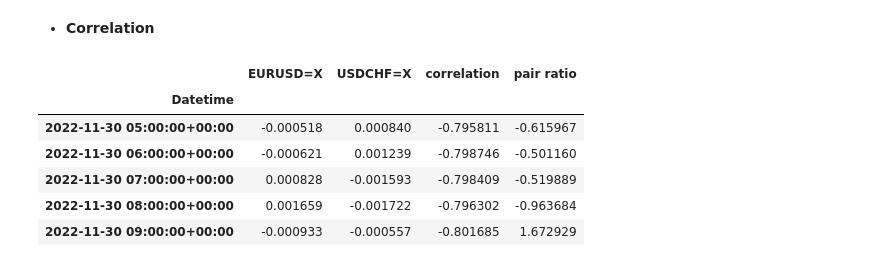
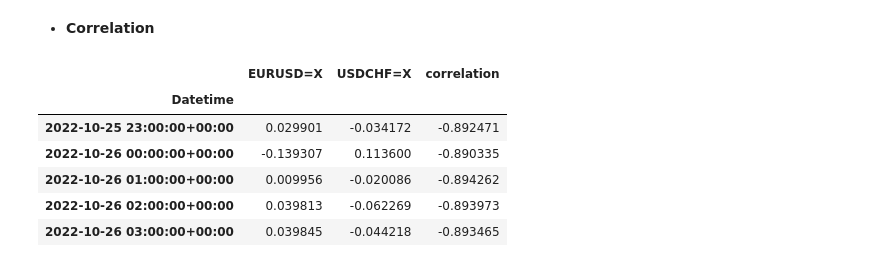
Before and after one commit to mod7ex/correlation, a Jupyter notebook: index.ipynb, the cells around one changed output. Cells and saved outputs as stored; diff of their text form; code cells hidden in the pictures.

```diff
--- a/index.ipynb
+++ b/index.ipynb
@@ -22,8 +22,8 @@ def load_data():
     # end_date = '2024-10-16'
     # start_date = pd.to_datetime(end_date)-pd.DateOffset(364*2)
 
-    if os.path.exists("data.csv"):
-        _df = pd.read_csv("data.csv")
+    if os.path.exists("data/rolling-data.csv"):
+        _df = pd.read_csv("data/rolling-data.csv")
         _df['Datetime'] = pd.to_datetime(_df['Datetime'], utc=True)
         _df.set_index(['Datetime', 'Ticker'], inplace=True)
     else:
@@ -34,7 +34,7 @@ def load_data():
                 # start=start_date,
                 # end=end_date
             ).dropna().drop(columns=['Volume', 'Adj Close']).stack(future_stack=True)
-        _df.to_csv("data.csv")
+        _df.to_csv("data/rolling-data.csv")
 
     _df.columns = _df.columns.str.lower()
 
@@ -115,0 +90,9 @@ pair_close_prx_df.tail()
+# %%
+pct_change_col = pd.DataFrame(
+    {
+        TICKERS[0]: df_pct_change.xs(TICKERS[0], level=1)['close'] * 100,
+        TICKERS[1]: df_pct_change.xs(TICKERS[1], level=1)['close'] * 100,
+    }
+).dropna()
+
+pct_change_col.tail()
@@ -116,19 +107,18 @@ pair_close_prx_df.tail()
 # %% [markdown]
 - **Correlation**
 # %%
-pair_close_prx_df['correlation'] = pair_close_prx_df[TICKERS[0]].rolling(window=51).corr(pair_close_prx_df[TICKERS[1]])
-pair_close_prx_df['correlation'] = pair_close_prx_df['correlation'].shift(1)
-pair_close_prx_df['pair ratio'] = pair_close_prx_df[TICKERS[0]] / pair_close_prx_df[TICKERS[1]]
+pct_change_col['correlation'] = pct_change_col[TICKERS[0]].rolling(window=51).corr(pct_change_col[TICKERS[1]])
+pct_change_col['correlation'] = pct_change_col['correlation'].shift(1)
 
-pair_close_prx_df.dropna(inplace=True)
+pct_change_col.dropna(inplace=True)
 
-pair_close_prx_df.head()
+pct_change_col.head()
 # %% [output]
-|  | EURUSD=X | USDCHF=X | correlation | pair ratio |
-| Datetime |  |  |  |  |
-| 2022-11-30 05:00:00+00:00 | -0.000518 | 0.000840 | -0.795811 | -0.615967 |
-| 2022-11-30 06:00:00+00:00 | -0.000621 | 0.001239 | -0.798746 | -0.501160 |
-| 2022-11-30 07:00:00+00:00 | 0.000828 | -0.001593 | -0.798409 | -0.519889 |
-| 2022-11-30 08:00:00+00:00 | 0.001659 | -0.001722 | -0.796302 | -0.963684 |
-| 2022-11-30 09:00:00+00:00 | -0.000933 | -0.000557 | -0.801685 | 1.672929 |
+|  | EURUSD=X | USDCHF=X | correlation |
+| Datetime |  |  |  |
+| 2022-10-25 23:00:00+00:00 | 0.029901 | -0.034172 | -0.892471 |
+| 2022-10-26 00:00:00+00:00 | -0.139307 | 0.113600 | -0.890335 |
+| 2022-10-26 01:00:00+00:00 | 0.009956 | -0.020086 | -0.894262 |
+| 2022-10-26 02:00:00+00:00 | 0.039813 | -0.062269 | -0.893973 |
+| 2022-10-26 03:00:00+00:00 | 0.039845 | -0.044218 | -0.893465 |
 # %%
```
Also changed, not shown: parts of 6 cells of this notebook, 2 other files.
